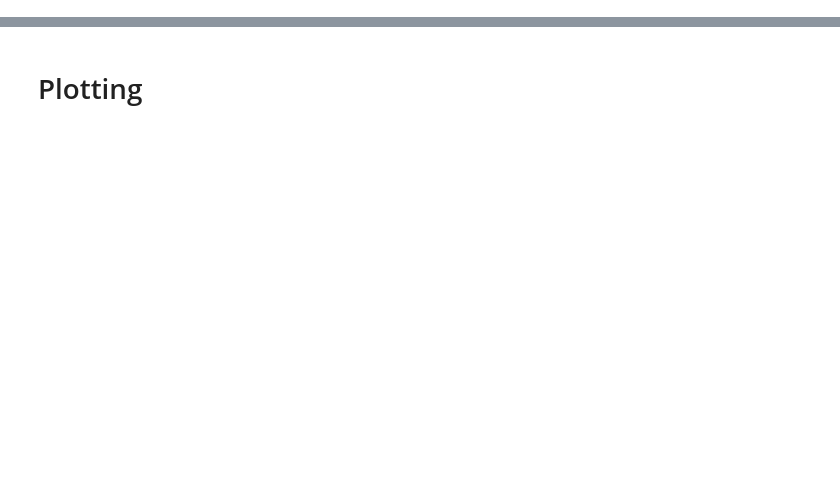
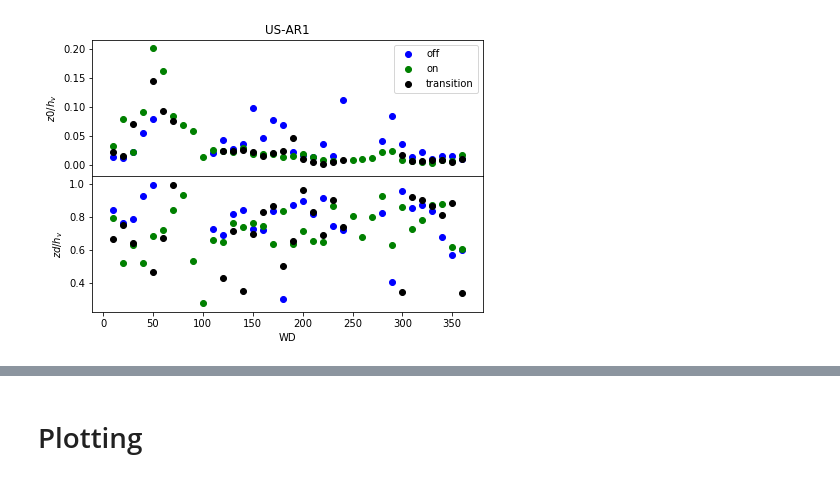
Before and after one commit to Urban-Meteorology-Reading/SUEWS_parameters, a Jupyter notebook: roughness.ipynb, the cells around one changed output, grey strips where cells are left out. Drawn from its saved outputs; the diff is of its cells as text; code cells hidden in the pictures; blank space fills up the shorter version.

```diff
--- a/roughness.ipynb
+++ b/roughness.ipynb
@@ -297,0 +429,27 @@ PH-IRI
+# %%
+colors=['b','g','k']
+fig,axes=plt.subplots(2,1,figsize=(7,5))
+plt.subplots_adjust(hspace=0.004)
+for LAI_state,color in zip(['off', 'on','trans'],colors):
+    for wd in res['US-AR1'][LAI_state].keys():
+        ax=axes[0]
+        hsfc=np.mean(res['US-AR1'][LAI_state][wd]['h_sfc'])
+        ax.scatter(wd,np.mean(res['US-AR1'][LAI_state][wd]['z0s']/hsfc),color=color,label=None)
+        ax.set_ylabel('$z0/h_v$')
+        ax.set_xticklabels([''])
+        ax.set_title('US-AR1')
+        ax=axes[1]
+
+        ax.scatter(wd,np.mean(res['US-AR1'][LAI_state][wd]['ds']/hsfc),color=color,label=None)
+        ax.set_ylabel('$zd/h_v$')
+        ax.set_xlabel('WD')
+
+ax=axes[0]
+ax.scatter([],[],color='b',label='off')
+ax.scatter([],[],color='g',label='on')
+ax.scatter([],[],color='k',label='transition')
+ax.legend()
+
+plt.savefig('z0d-vs-WD',dpi=300,bbox_inches = 'tight',pad_inches = 0.01)
+# %% [output]
+[figure, added]
```
Also changed, not shown: parts of 8 cells of this notebook, 25 other files.
